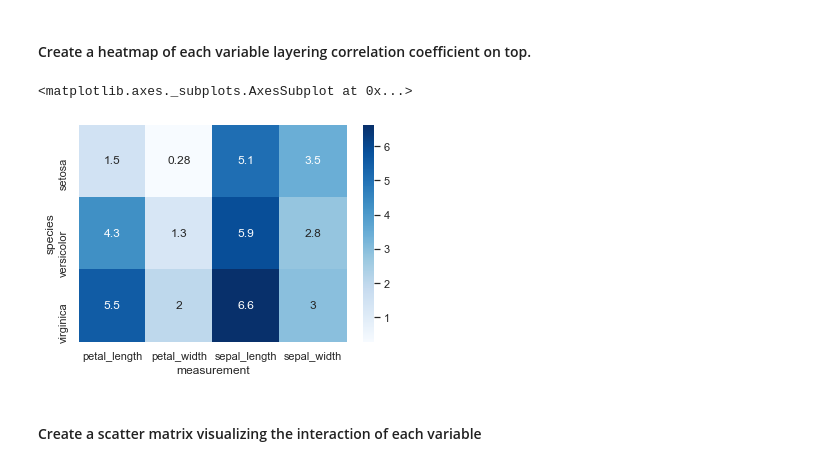
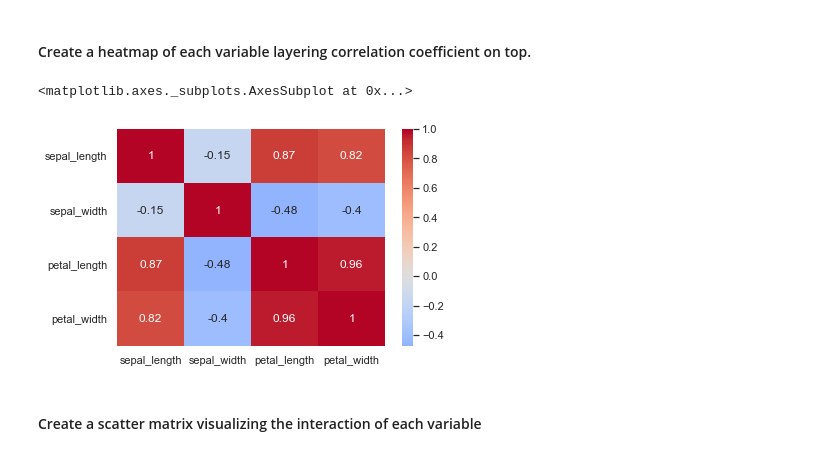
Before and after one commit to SamuelD-Data/classification-exercises, a Jupyter notebook: classification_exercises.ipynb, the cells around one changed output. Saved outputs shown, nothing was run; the diff lists cells and outputs as text; code cells hidden in the pictures.

Commit message:
updated heatmap problem solution

```diff
--- a/classification_exercises.ipynb
+++ b/classification_exercises.ipynb
@@ -733,10 +733,10 @@ sns.scatterplot(ax=axs[1,1], x='sepal_length', y='petal_length', hue='species',
 #### Create a heatmap of each variable layering correlation coefficient on top.
 # %%
 # creating heatmap for each variable
-sns.heatmap(melt.pivot_table('value', 'species', 'measurement'), cmap='Blues', annot=True)
+sns.heatmap(train.corr(), cmap='coolwarm', center = 0, annot=True)
 # %% [output]
 <matplotlib.axes._subplots.AxesSubplot at 0x...>
-[figure, old version]
+[figure, new version]
 # %% [markdown]
 #### Create a scatter matrix visualizing the interaction of each variable
 # %%
```
